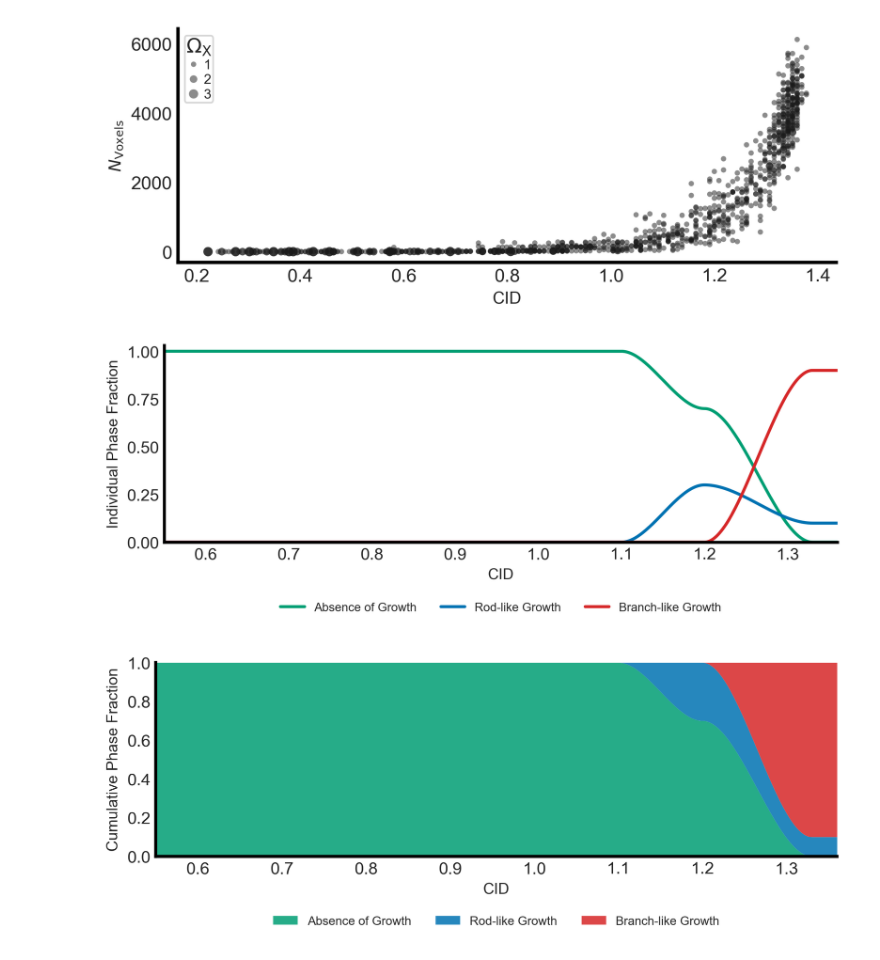
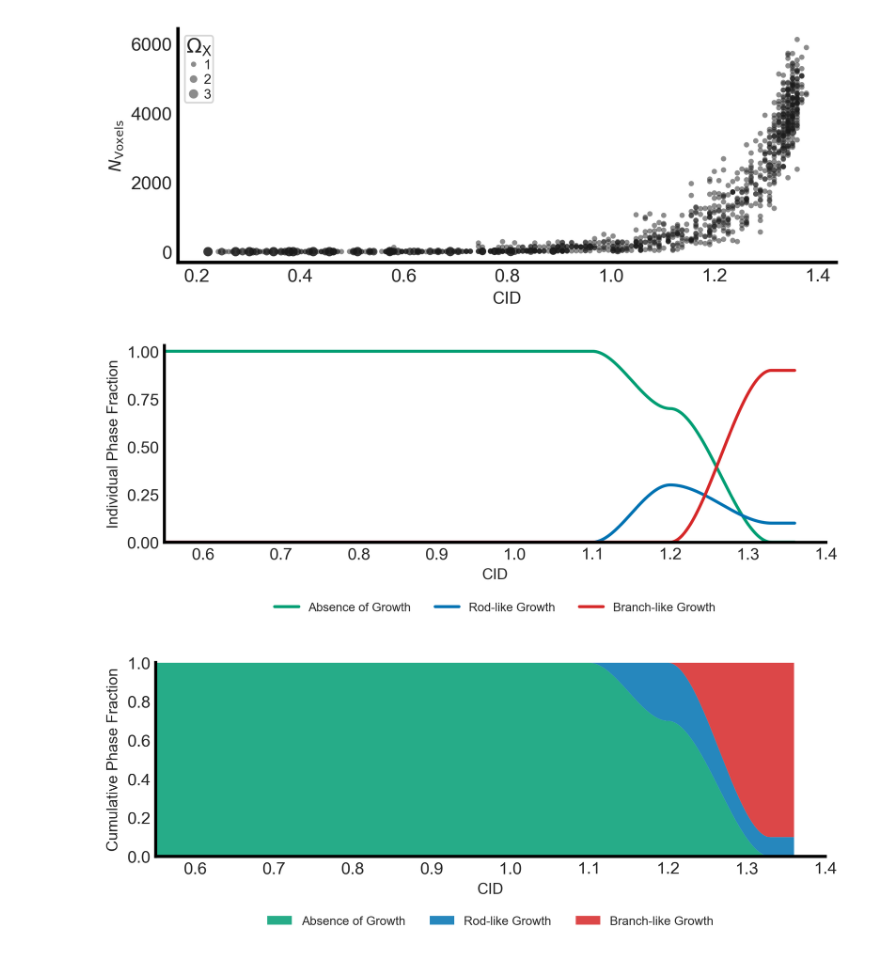
Before and after one commit to jaime-berkovich/Conway_Trees, a Jupyter notebook: Python Scripts and Data/Voxel_Number_Phase_Transition.ipynb, the cells around one changed output. Saved outputs shown, nothing was run; the diff lists cells and outputs as text; code cells hidden in the pictures.

```diff
--- a/Python Scripts and Data/Voxel_Number_Phase_Transition.ipynb
+++ b/Python Scripts and Data/Voxel_Number_Phase_Transition.ipynb
@@ -226,7 +226,7 @@ ax.plot(x, blue,  color='#0072B2', lw=2, label='Rod-like Growth')    # blue
 ax.plot(x, red,   color='#D62728', lw=2, label='Branch-like Growth') # red
 
 # ── axes formatting ────────────────────────────────────────────
-ax.set_xlim(0.55, 1.36)
+ax.set_xlim(0.55, 1.4)
 ax.set_ylim(0.0, 1.03)
 ax.set_xlabel('CID', fontsize=10)
 ax.set_ylabel('Individual Phase Fraction', fontsize=10)
@@ -249,7 +249,7 @@ ax.tick_params(left=False, bottom=False)
 plt.tight_layout()
 plt.show()
 # %% [output]
-[figure, old version]
+[figure, new version]
 # %%
 # ── PHASE-DIAGRAM FIGURE ───────────────────────────────────────
 import matplotlib.pyplot as plt
@@ -257,32 +257,32 @@ import matplotlib.pyplot as plt
 fig, ax = plt.subplots(figsize=(7.01, 3), dpi=300)
 
 # stacked area plot
 ax.stackplot(x,
              green, blue, red,
              colors=['#009E73', '#0072B2', '#D62728'],
              labels=['Absence of Growth', 'Rod-like Growth', 'Branch-like Growth'],
              alpha=0.85, linewidth=0)
 
 # axes limits & labels
-ax.set_xlim(0.55, 1.36)
+ax.set_xlim(0.55, 1.4)
 ax.set_ylim(0.0, 1.0)
 ax.set_xlabel('CID', fontsize=10)
 ax.set_ylabel('Cumulative Phase Fraction', fontsize=10)
 
 # neat spines
 for side in ['top', 'right']:
     ax.spines[side].set_visible(False)
 for side in ['left', 'bottom']:
     ax.spines[side].set_edgecolor('black'); ax.spines[side].set_linewidth(2)
 
 ax.tick_params(direction='in', left=True, bottom=True)
 
 ax.legend(frameon=False, fontsize=8, ncol=3,
           loc='upper center', bbox_to_anchor=(0.5, -0.25))
 
 ax.tick_params(left=False, bottom=False)
 
 plt.tight_layout()
 plt.show()
 # %% [output]
-[figure, old version]
+[figure, new version]
```
